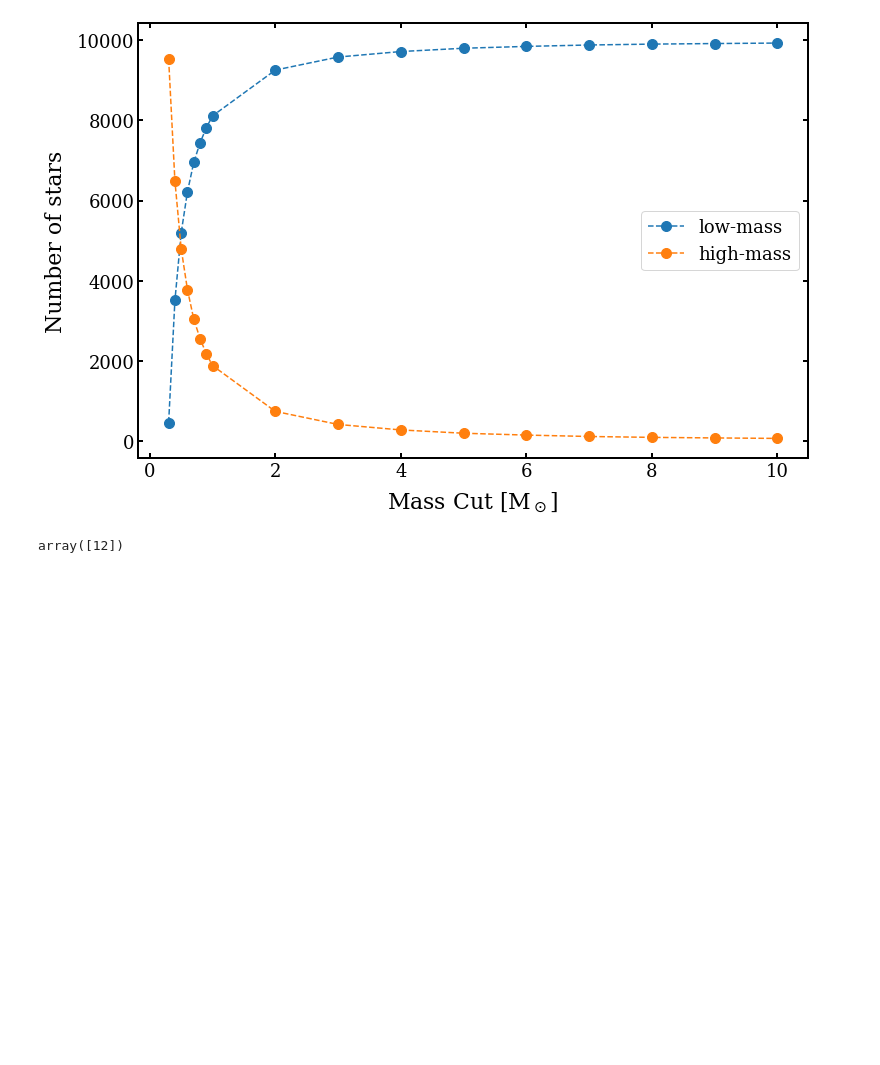
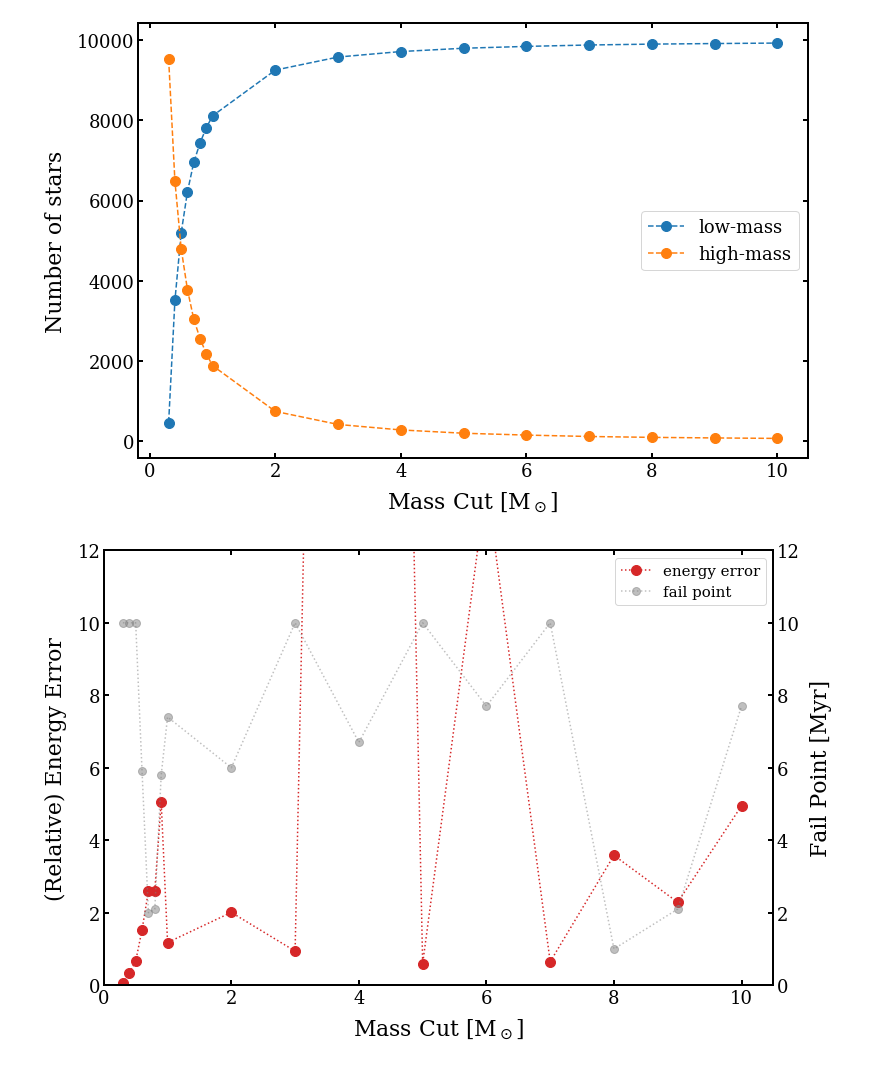
Before and after one commit to Chrisvb95/Computational-Astrophysics-CSY, a Jupyter notebook: Assignment_2/plot_mCut.ipynb, the cells around one changed output. Saved outputs shown, nothing was run; the diff lists cells and outputs as text; code cells hidden in the pictures; blank space fills up the shorter version.

```diff
--- a/Assignment_2/plot_mCut.ipynb
+++ b/Assignment_2/plot_mCut.ipynb
@@ -43,7 +43,29 @@ fig.savefig('report_plot/number_low_high.jpg', dpi=300, bbox_inches='tight')
 None
 # %% [output]
 [figure]
-# %%
-np.where(weight == np.min(weight))[0]
-# %% [output]
-array([12])
+# %%
+ee_list = np.empty(n_mCut)
+fail_points = np.empty(n_mCut)
+for i, mCut in enumerate(mCut_list):
+    ee, q = np.loadtxt('data_ee_t/ee_q_'+str(mCut)+'.txt', delimiter=' ').transpose()
+    fail_points[i] = ts[np.where(ee<=1.0)[0][-1]]
+    ee_list[i] = ee[-1]
+# %%
+fig = plt.figure(figsize=(12,8))
+ax = fig.add_subplot(111)
+#ax.set_xscale('log')
+#ax.scatter(mCut_list, ee_list, s=30, label='energy error')
+ax.plot(mCut_list, ee_list, ':o', ms=10, c='C3', label='energy error')
+ax.set_xlabel(r'Mass Cut [M$_\odot$]')
+ax.set_ylabel('(Relative) Energy Error')
+ax.set_xlim(0, 10.5)
+ax.set_ylim(0, 12)
+ax2 = ax.twinx()
+ax2.set_ylim(0, 12)
+ax2.set_ylabel('Fail Point [Myr]')
+ax.plot(mCut_list, fail_points, ':o', ms=8, c='grey', alpha=0.5, label='fail point')
+ax.legend(fontsize=15)
+fig.savefig('report_plot/mcut_ee_fp.jpg', dpi=300, bbox_inches='tight')
+None
+# %% [output]
+[figure, added]
```
Also changed, not shown: parts of 9 cells of this notebook, 4 other files.
